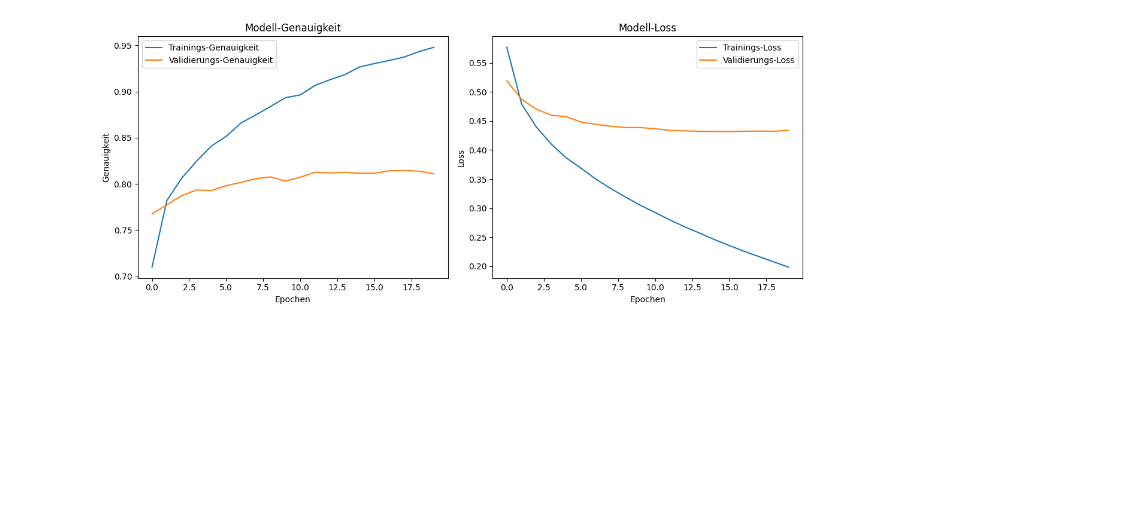
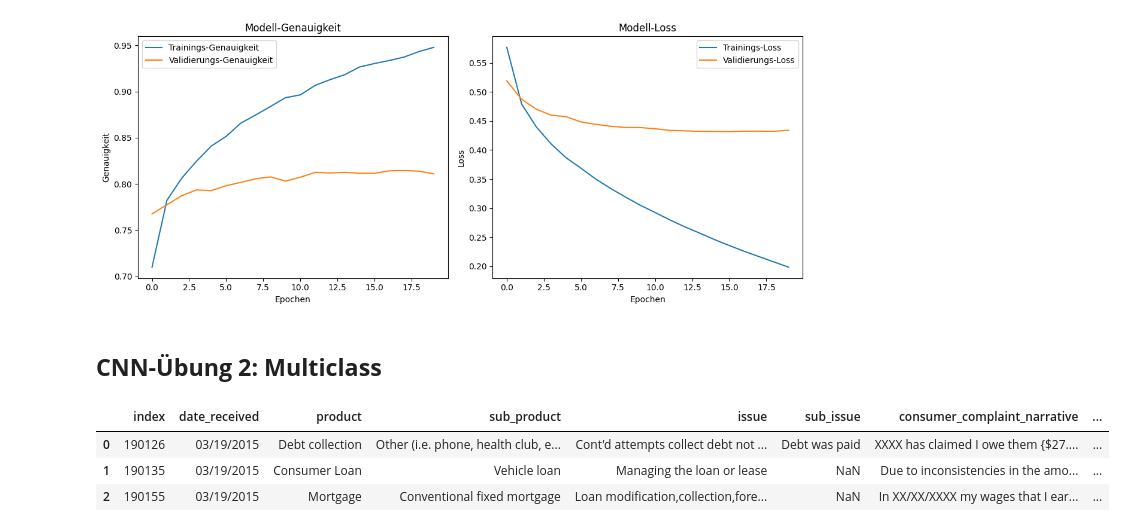
Before and after one commit to jaeniboy/nlp-genres, a Jupyter notebook: text_classification.ipynb, the cells around one changed output. Drawn from its saved outputs; the diff is of its cells as text; code cells hidden in the pictures; blank space fills up the shorter version.

Commit message:
multiclass funtioniert jetzt auch

```diff
--- a/text_classification.ipynb
+++ b/text_classification.ipynb
@@ -1506,3 +1506,5 @@ plt.tight_layout()
 plt.show()
 # %% [output]
 [figure]
+# %% [markdown]
+## **CNN-Übung 2: Multiclass**
@@ -1508,0 +1517,9 @@ plt.show()
+# %%
+# keep only rows with consumer complaint_narrative
+df = df[~df["consumer_complaint_narrative"].isna()].copy().reset_index()
+df.head(3)
+# %% [output]
+|  | index | date_received | product | sub_product | issue | sub_issue | consumer_complaint_narrative | ... |
+| 0 | 190126 | 03/19/2015 | Debt collection | Other (i.e. phone, health club, e... | Cont'd attempts collect debt not ... | Debt was paid | XXXX has claimed I owe them {$27.... | ... |
+| 1 | 190135 | 03/19/2015 | Consumer Loan | Vehicle loan | Managing the loan or lease | NaN | Due to inconsistencies in the amo... | ... |
+| 2 | 190155 | 03/19/2015 | Mortgage | Conventional fixed mortgage | Loan modification,collection,fore... | NaN | In XX/XX/XXXX my wages that I ear... | ... |
```
Also changed, not shown: parts of 12 cells of this notebook.
